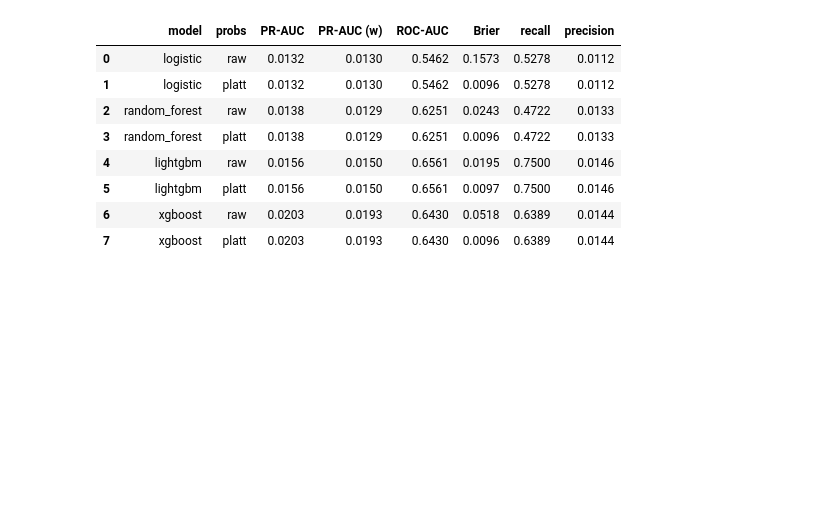
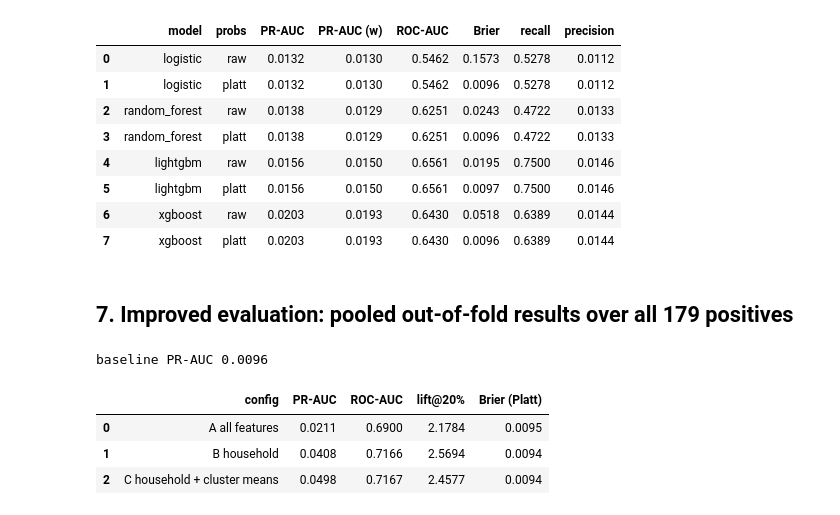
Before and after one commit to dntwaritag/malaria-risk-prediction-rwanda, a Jupyter notebook: notebooks/pipeline_execution.ipynb, the cells around one changed output. Drawn from its saved outputs; the diff is of its cells as text; code cells hidden in the pictures; blank space fills up the shorter version.

```diff
--- a/notebooks/pipeline_execution.ipynb
+++ b/notebooks/pipeline_execution.ipynb
@@ -105,3 +105,20 @@ baseline PR-AUC (prevalence): 0.0096
 | 5 | lightgbm | platt | 0.0156 | 0.0150 | 0.6561 | 0.0097 | 0.7500 | 0.0146 |
 | 6 | xgboost | raw | 0.0203 | 0.0193 | 0.6430 | 0.0518 | 0.6389 | 0.0144 |
 | 7 | xgboost | platt | 0.0203 | 0.0193 | 0.6430 | 0.0096 | 0.6389 | 0.0144 |
+# %% [markdown]
+## 7. Improved evaluation: pooled out-of-fold results over all 179 positives
+# %%
+from src.pooled import pooled_cv, HOUSEHOLD
+hh = [c for c in F if c in HOUSEHOLD]
+rows = []
+for name, feats, cm in [('A all features', F, False), ('B household', hh, False), ('C household + cluster means', hh, True)]:
+    res_p, _ = pooled_cv('logistic', data, feats, cluster_means=cm)
+    rows.append({'config': name, 'PR-AUC': res_p['pr_auc'], 'ROC-AUC': res_p['roc_auc'], 'lift@20%': res_p['lift_top20pct'], 'Brier (Platt)': res_p['brier_platt']})
+print('baseline PR-AUC', round(data.y.mean(), 4))
+display(pd.DataFrame(rows).round(4))
+# %% [output]
+baseline PR-AUC 0.0096
+|  | config | PR-AUC | ROC-AUC | lift@20% | Brier (Platt) |
+| 0 | A all features | 0.0211 | 0.6900 | 2.1784 | 0.0095 |
+| 1 | B household | 0.0408 | 0.7166 | 2.5694 | 0.0094 |
+| 2 | C household + cluster means | 0.0498 | 0.7167 | 2.4577 | 0.0094 |
```
Also changed, not shown: 9 other files.
